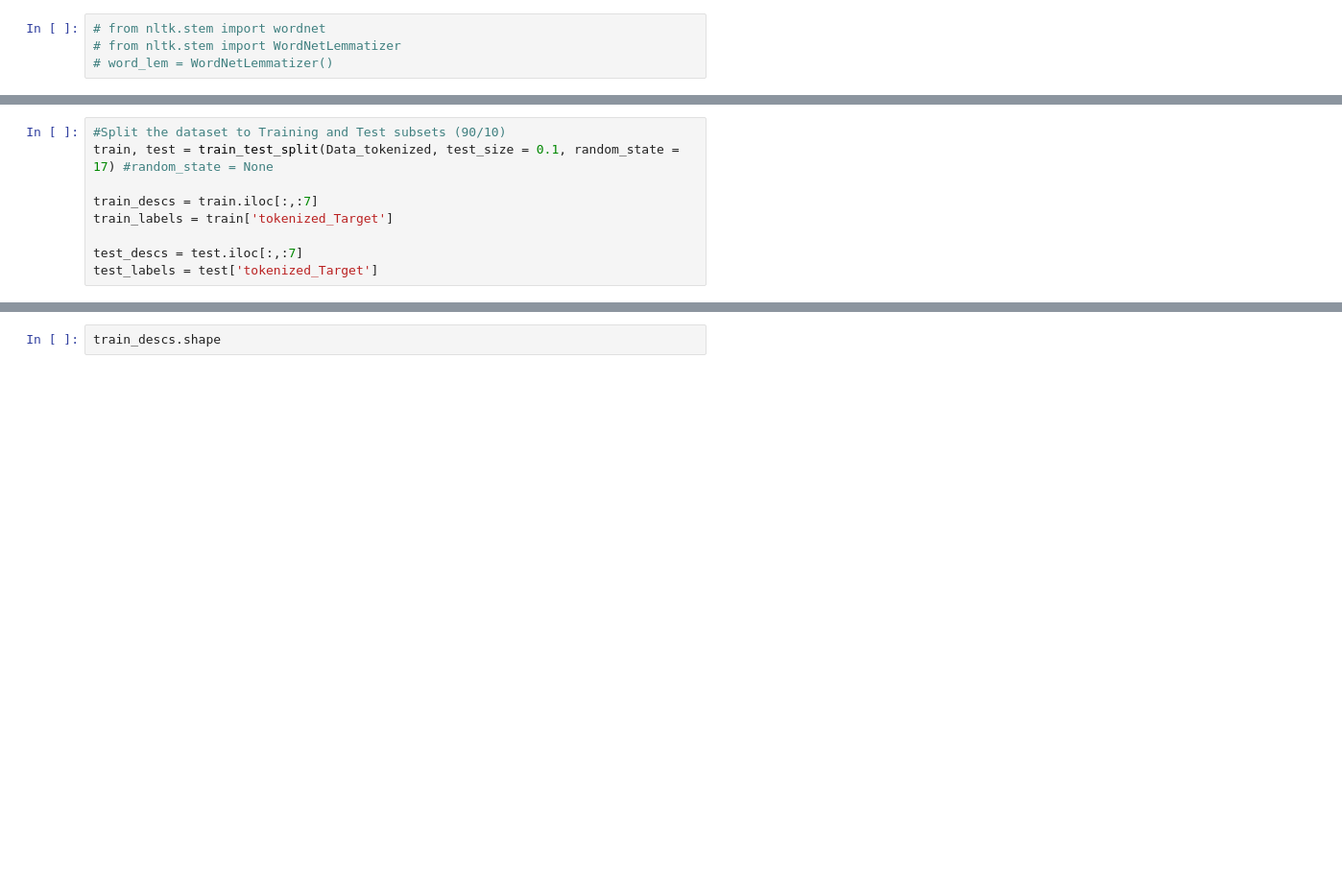
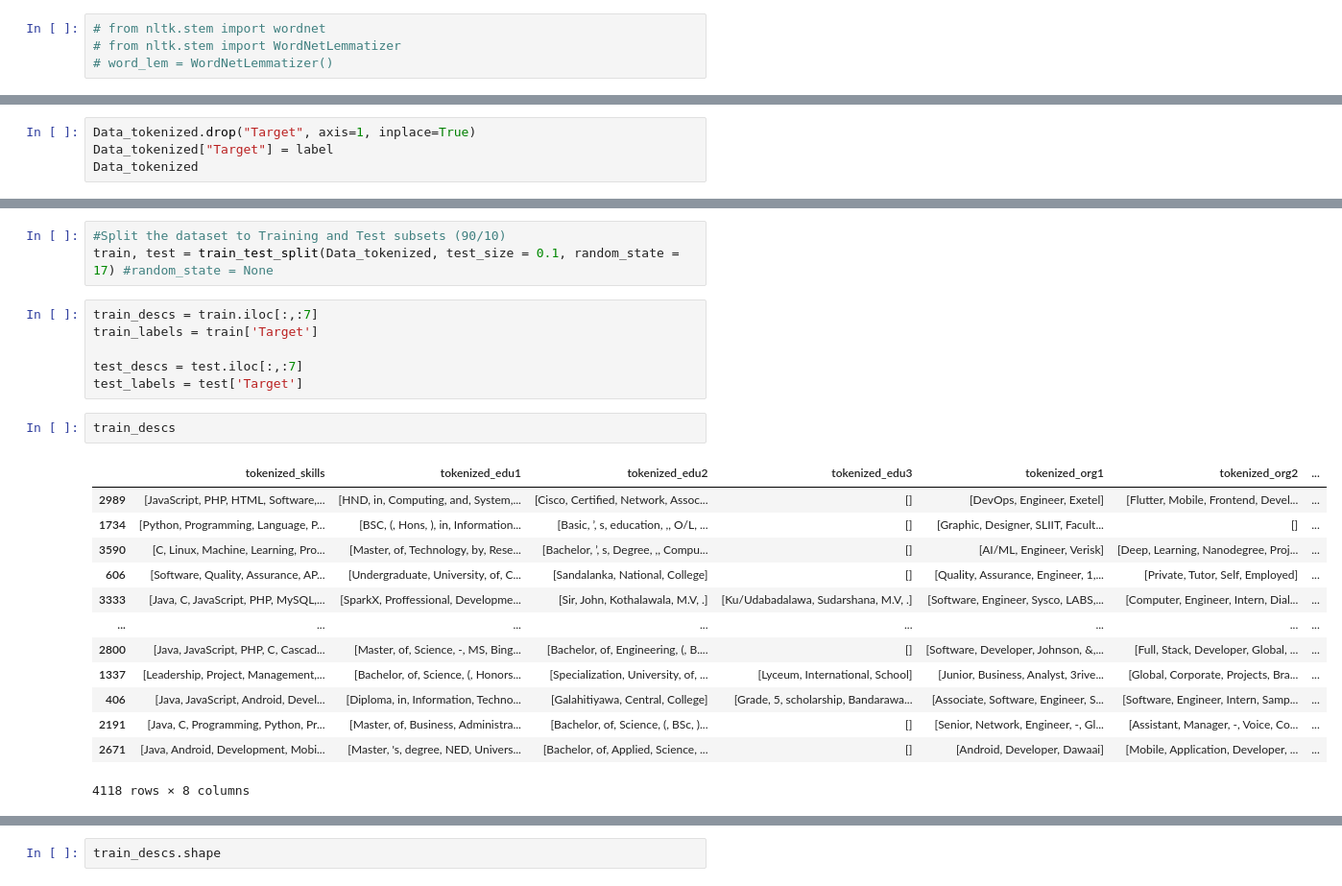
Before and after one commit to farookfazni/AI-to-Predict-Career-Path, a Jupyter notebook: Model.ipynb, the cells around one changed output, grey strips where cells are left out. Shown: that part at 96% size. Saved outputs shown, nothing was run; the diff lists cells and outputs as text; blank space fills up the shorter version.

```diff
--- a/Model.ipynb
+++ b/Model.ipynb
@@ -136,0 +143,4 @@ from sklearn.model_selection import train_test_split
+# %%
+Data_tokenized.drop("Target", axis=1, inplace=True)
+Data_tokenized["Target"] = label
+Data_tokenized
@@ -137,9 +161,25 @@ from sklearn.model_selection import train_test_split
 # %%
 #Split the dataset to Training and Test subsets (90/10)
 train, test = train_test_split(Data_tokenized, test_size = 0.1, random_state = 17) #random_state = None
-
-train_descs = train.iloc[:,:7]
-train_labels = train['tokenized_Target']
-
-test_descs = test.iloc[:,:7]
-test_labels = test['tokenized_Target']
+# %%
+train_descs = train.iloc[:,:7]
+train_labels = train['Target']
+
+test_descs = test.iloc[:,:7]
+test_labels = test['Target']
+# %%
+train_descs
+# %% [output]
+|  | tokenized_skills | tokenized_edu1 | tokenized_edu2 | tokenized_edu3 | tokenized_org1 | tokenized_org2 | ... |
+| 2989 | [JavaScript, PHP, HTML, Software,... | [HND, in, Computing, and, System,... | [Cisco, Certified, Network, Assoc... | [] | [DevOps, Engineer, Exetel] | [Flutter, Mobile, Frontend, Devel... | ... |
+| 1734 | [Python, Programming, Language, P... | [BSC, (, Hons, ), in, Information... | [Basic, ’, s, education, ,, O/L, ... | [] | [Graphic, Designer, SLIIT, Facult... | [] | ... |
+| 3590 | [C, Linux, Machine, Learning, Pro... | [Master, of, Technology, by, Rese... | [Bachelor, ’, s, Degree, ,, Compu... | [] | [AI/ML, Engineer, Verisk] | [Deep, Learning, Nanodegree, Proj... | ... |
+| 606 | [Software, Quality, Assurance, AP... | [Undergraduate, University, of, C... | [Sandalanka, National, College] | [] | [Quality, Assurance, Engineer, 1,... | [Private, Tutor, Self, Employed] | ... |
+| 3333 | [Java, C, JavaScript, PHP, MySQL,... | [SparkX, Proffessional, Developme... | [Sir, John, Kothalawala, M.V, .] | [Ku/Udabadalawa, Sudarshana, M.V, .] | [Software, Engineer, Sysco, LABS,... | [Computer, Engineer, Intern, Dial... | ... |
+| ... | ... | ... | ... | ... | ... | ... | ... |
+| 2800 | [Java, JavaScript, PHP, C, Cascad... | [Master, of, Science, -, MS, Bing... | [Bachelor, of, Engineering, (, B.... | [] | [Software, Developer, Johnson, &,... | [Full, Stack, Developer, Global, ... | ... |
+| 1337 | [Leadership, Project, Management,... | [Bachelor, of, Science, (, Honors... | [Specialization, University, of, ... | [Lyceum, International, School] | [Junior, Business, Analyst, 3rive... | [Global, Corporate, Projects, Bra... | ... |
+| 406 | [Java, JavaScript, Android, Devel... | [Diploma, in, Information, Techno... | [Galahitiyawa, Central, College] | [Grade, 5, scholarship, Bandarawa... | [Associate, Software, Engineer, S... | [Software, Engineer, Intern, Samp... | ... |
+| 2191 | [Java, C, Programming, Python, Pr... | [Master, of, Business, Administra... | [Bachelor, of, Science, (, BSc, )... | [] | [Senior, Network, Engineer, -, Gl... | [Assistant, Manager, -, Voice, Co... | ... |
+| 2671 | [Java, Android, Development, Mobi... | [Master, 's, degree, NED, Univers... | [Bachelor, of, Applied, Science, ... | [] | [Android, Developer, Dawaai] | [Mobile, Application, Developer, ... | ... |
+4118 rows × 8 columns
```
Also changed, not shown: parts of 14 cells of this notebook.
